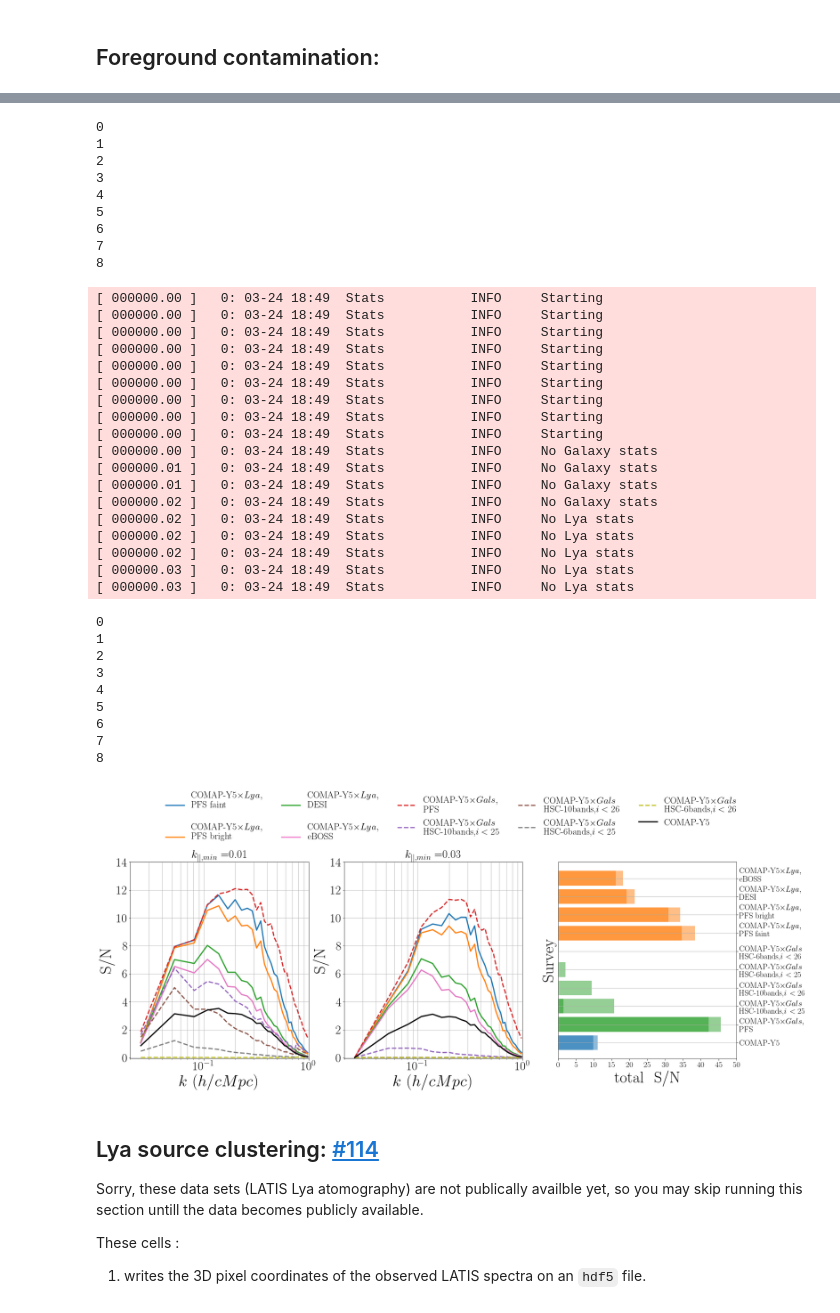
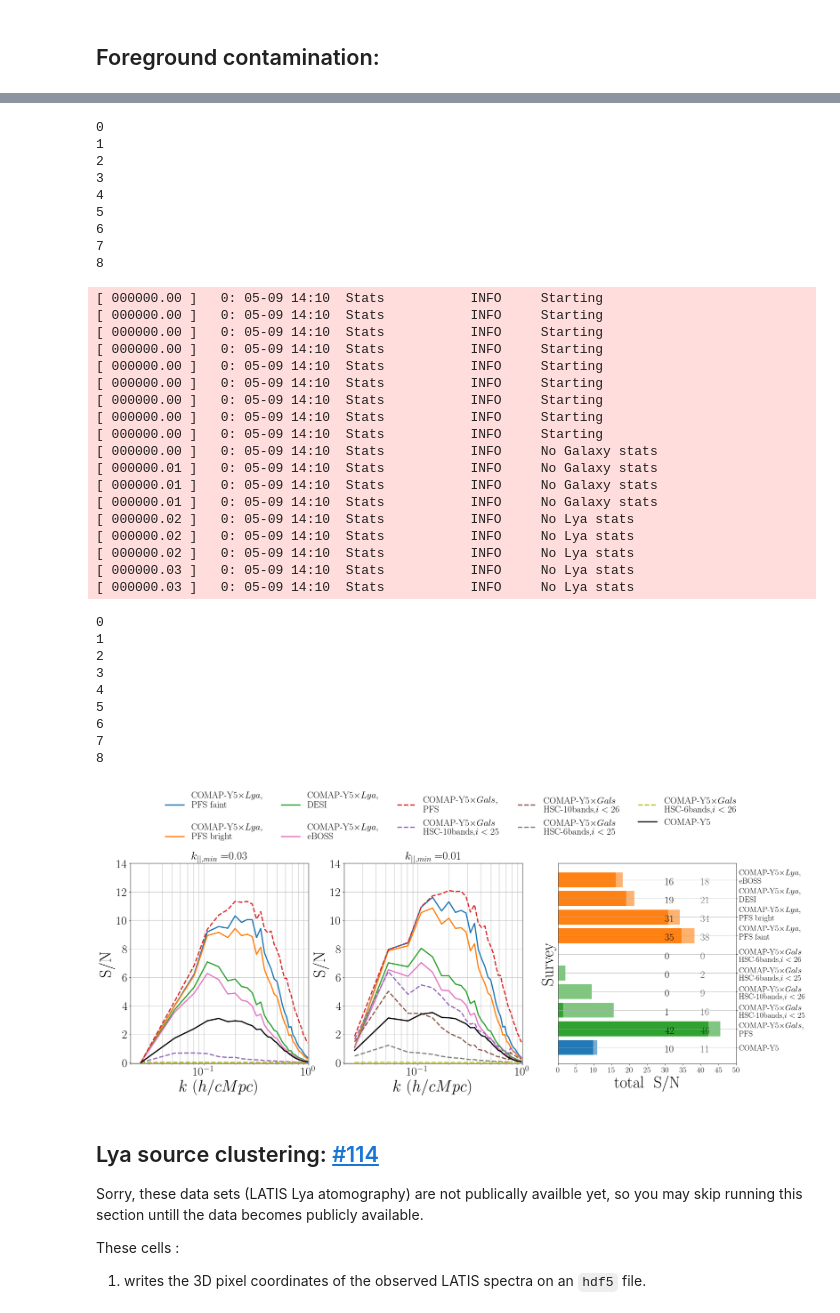
Before and after one commit to qezlou/lila, a Jupyter notebook: notebooks/SN_results.ipynb, the cells around one changed output, grey strips where cells are left out. Drawn from its saved outputs; the diff is of its cells as text; code cells hidden in the pictures.

```diff
--- a/notebooks/SN_results.ipynb
+++ b/notebooks/SN_results.ipynb
@@ -231,7 +231,7 @@ from os import stat
 from lila import stats
 from lila import  plot
 importlib.reload(plot)
-alpha=[0.5,0.6,1.0]
+alpha=[0.95,0.6]
 legend = [True, False, False]
 fig, ax = plt.subplots(1,3, figsize=(27,9))
 
@@ -245,20 +245,20 @@ gal_labels = ['COMAP-Y5'+r'$\times$'+' PFS galaxy surveys',
               'COMAP-Y5'+r'$\times$'+' HSC-6bands,'+r'$i < 25$',
               'COMAP-Y5'+r'$\times$'+' HSC-6bands,'+r'$i < 26$']
 labels = lya_labels + gal_labels
-
-for i,k in enumerate([0.01, 0.03]):
-    st_eboss_gaus = stats.Stats(kmin=1/250, z=2.499999947500001, vol_ratio=3)
+text_offset = [30, 40]
+for i,k in enumerate([0.03, 0.01]):
+    st_latis_gaus = stats.Stats(kmin=1/250, z=2.499999947500001, vol_ratio=3)
     st_pfs_gaus = stats.Stats(kmin=1/250, z=2.499999947500001, vol_ratio=3)
-    st_eboss_gaus = stats.Stats(kmin=1/250, z=2.499999947500001, vol_ratio=3)
+    st_desi_gaus = stats.Stats(kmin=1/250, z=2.499999947500001, vol_ratio=3)
     st_eboss_gaus = stats.Stats(kmin=1/250, z=2.499999947500001, vol_ratio=3)
     st_spec_gaus = stats.Stats(kmin=1/250, z=2.499999947500001, vol_ratio=3)
     st_Rz02_gaus = stats.Stats(kmin=1/250, z=2.499999947500001, vol_ratio=3)
     st_Rz03_gaus = stats.Stats(kmin=1/250, z=2.499999947500001, vol_ratio=3)
     st_Rz04_gaus = stats.Stats(kmin=1/250, z=2.499999947500001, vol_ratio=3)
     st_Rz06_gaus = stats.Stats(kmin=1/250, z=2.499999947500001, vol_ratio=3)
-    st_eboss_gaus.load_stat(f'/home/mahdi/HD2/LIM/astrid_LATIS_stats_gaussianized_peak_kcut{k}.hdf5')
+    st_latis_gaus.load_stat(f'/home/mahdi/HD2/LIM/astrid_LATIS_stats_gaussianized_peak_kcut{k}.hdf5')
     st_pfs_gaus.load_stat(f'/home/mahdi/HD2/LIM/astrid_PFS_stats_gaussianized_peak_kcut{k}.hdf5')
-    st_eboss_gaus.load_stat(f'/home/mahdi/HD2/LIM/astrid_DESI_stats_gaussianized_peak_kcut{k}.hdf5')
+    st_desi_gaus.load_stat(f'/home/mahdi/HD2/LIM/astrid_DESI_stats_gaussianized_peak_kcut{k}.hdf5')
     st_eboss_gaus.load_stat(f'/home/mahdi/HD2/LIM/astrid_eBOSS_stats_gaussianized_peak_kcut{k}.hdf5')
     st_Rz02_gaus.load_stat(f'/home/mahdi/HD2/LIM/astrid_Rz02_stats_masscut11.51_gaussianized_peak_kcut{k}.hdf5')
     st_spec_gaus.load_stat(f'/home/mahdi/HD2/LIM/gal_maps_spec/astrid_Rz7e-4_stats_masscut11.9_gaussianized_peak_kcut{k}_average.hdf5')
@@ -281,11 +281,12 @@ for i,k in enumerate([0.01, 0.03]):
 
     pl = plot.SN()
     ax[i].set_title(r'$k_{||, min}=$'+str(k), fontsize=28)
-    fig, _ = pl.plot_simple_SN(fig=fig, ax=ax[i], sts=[st_eboss_gaus, st_pfs_gaus, st_eboss_gaus, st_eboss_gaus, st_spec_gaus, st_Rz02_gaus, st_Rz03_gaus, st_Rz04_gaus, st_Rz06_gaus],
-                            labels=labels, colors=['C0','C1','C2', 'C6','C3','C4','C5','C7','C8'], legend=False)
 
-    a = pl.compare_tot_sn_single_mock(fig=fig, ax=ax[2], sts_lya=[st_eboss_gaus, st_pfs_gaus, st_eboss_gaus, st_eboss_gaus], sts_gal=[st_spec_gaus, st_Rz02_gaus, st_Rz03_gaus, st_Rz04_gaus, st_Rz06_gaus],
-                                gal_labels=gal_labels, lya_labels=lya_labels, alpha=alpha[i])
+    fig, _ = pl.plot_simple_SN(fig=fig, ax=ax[i], sts=[st_latis_gaus, st_pfs_gaus, st_desi_gaus, st_eboss_gaus, st_spec_gaus, st_Rz02_gaus, st_Rz03_gaus, st_Rz04_gaus, st_Rz06_gaus],
+                                labels=labels, colors=['C0','C1','C2', 'C6',  'C3', 'C4', 'C5','C7','C8'], legend=False)
+
+    a = pl.compare_tot_sn_single_mock(fig=fig, ax=ax[2], sts_lya=[st_latis_gaus, st_pfs_gaus, st_desi_gaus, st_eboss_gaus], sts_gal=[st_spec_gaus, st_Rz02_gaus, st_Rz03_gaus, st_Rz04_gaus, st_Rz06_gaus],
+                                    gal_labels=gal_labels, lya_labels=lya_labels, alpha=alpha[i], text_offset=text_offset[i])
 
     ax[2].tick_params(labelsize=20)
 
@@ -314,40 +315,40 @@ for i,k in enumerate([0.01, 0.03]):
 0
 1
 2
 3
 4
 5
 6
 7
 8
-[ 000000.00 ]   0: 03-24 18:49  Stats           INFO     Starting
-[ 000000.00 ]   0: 03-24 18:49  Stats           INFO     Starting
-[ 000000.00 ]   0: 03-24 18:49  Stats           INFO     Starting
-[ 000000.00 ]   0: 03-24 18:49  Stats           INFO     Starting
-[ 000000.00 ]   0: 03-24 18:49  Stats           INFO     Starting
-[ 000000.00 ]   0: 03-24 18:49  Stats           INFO     Starting
-[ 000000.00 ]   0: 03-24 18:49  Stats           INFO     Starting
-[ 000000.00 ]   0: 03-24 18:49  Stats           INFO     Starting
-[ 000000.00 ]   0: 03-24 18:49  Stats           INFO     Starting
-[ 000000.00 ]   0: 03-24 18:49  Stats           INFO     No Galaxy stats
-[ 000000.01 ]   0: 03-24 18:49  Stats           INFO     No Galaxy stats
-[ 000000.01 ]   0: 03-24 18:49  Stats           INFO     No Galaxy stats
-[ 000000.02 ]   0: 03-24 18:49  Stats           INFO     No Galaxy stats
-[ 000000.02 ]   0: 03-24 18:49  Stats           INFO     No Lya stats
-[ 000000.02 ]   0: 03-24 18:49  Stats           INFO     No Lya stats
-[ 000000.02 ]   0: 03-24 18:49  Stats           INFO     No Lya stats
-[ 000000.03 ]   0: 03-24 18:49  Stats           INFO     No Lya stats
-[ 000000.03 ]   0: 03-24 18:49  Stats           INFO     No Lya stats
+[ 000000.00 ]   0: 05-09 14:10  Stats           INFO     Starting
+[ 000000.00 ]   0: 05-09 14:10  Stats           INFO     Starting
+[ 000000.00 ]   0: 05-09 14:10  Stats           INFO     Starting
+[ 000000.00 ]   0: 05-09 14:10  Stats           INFO     Starting
+[ 000000.00 ]   0: 05-09 14:10  Stats           INFO     Starting
+[ 000000.00 ]   0: 05-09 14:10  Stats           INFO     Starting
+[ 000000.00 ]   0: 05-09 14:10  Stats           INFO     Starting
+[ 000000.00 ]   0: 05-09 14:10  Stats           INFO     Starting
+[ 000000.00 ]   0: 05-09 14:10  Stats           INFO     Starting
+[ 000000.00 ]   0: 05-09 14:10  Stats           INFO     No Galaxy stats
+[ 000000.01 ]   0: 05-09 14:10  Stats           INFO     No Galaxy stats
+[ 000000.01 ]   0: 05-09 14:10  Stats           INFO     No Galaxy stats
+[ 000000.01 ]   0: 05-09 14:10  Stats           INFO     No Galaxy stats
+[ 000000.02 ]   0: 05-09 14:10  Stats           INFO     No Lya stats
+[ 000000.02 ]   0: 05-09 14:10  Stats           INFO     No Lya stats
+[ 000000.02 ]   0: 05-09 14:10  Stats           INFO     No Lya stats
+[ 000000.03 ]   0: 05-09 14:10  Stats           INFO     No Lya stats
+[ 000000.03 ]   0: 05-09 14:10  Stats           INFO     No Lya stats
 0
 1
 2
 3
 4
 5
 6
 7
 8
-[figure, old version]
+[figure, new version]
 # %% [markdown]
 ## Lya source clustering: [#114](https://github.com/mahdiqezlou/lila/issues/114)
 
```
Also changed, not shown: parts of 3 cells of this notebook, 6 other files.
